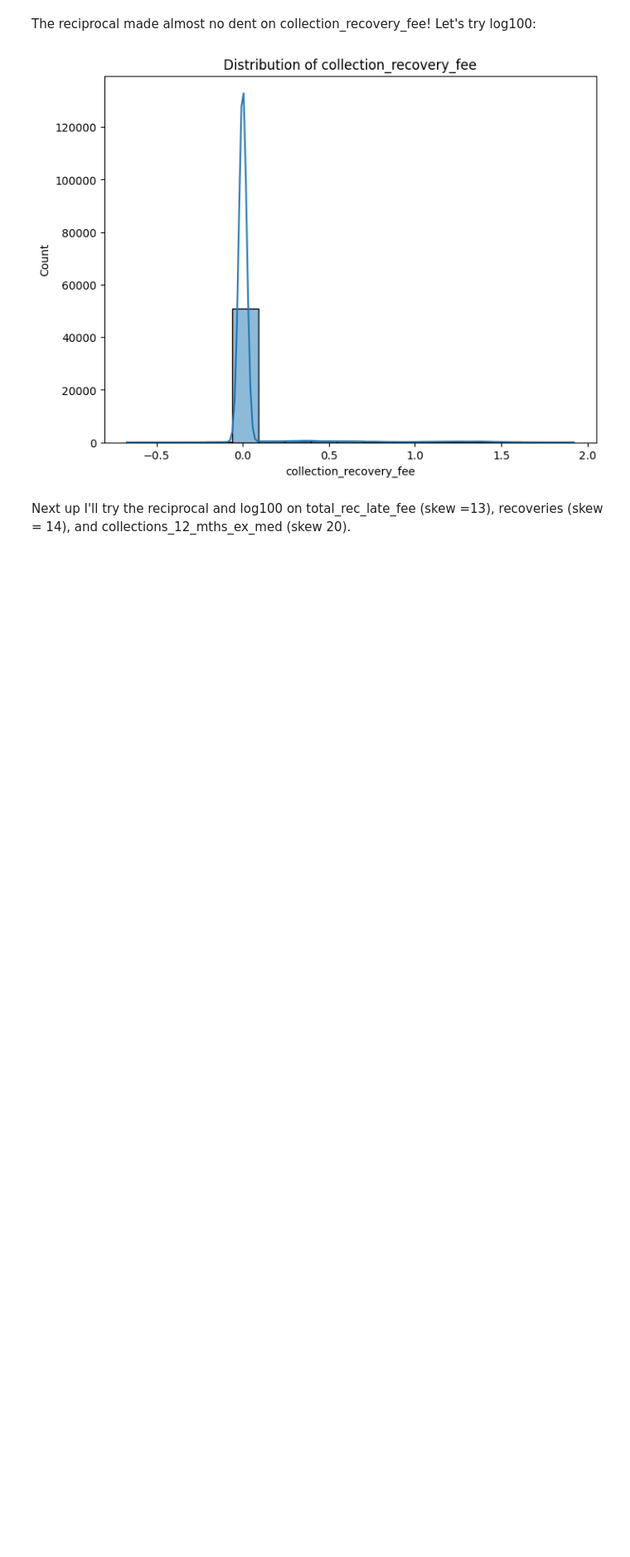
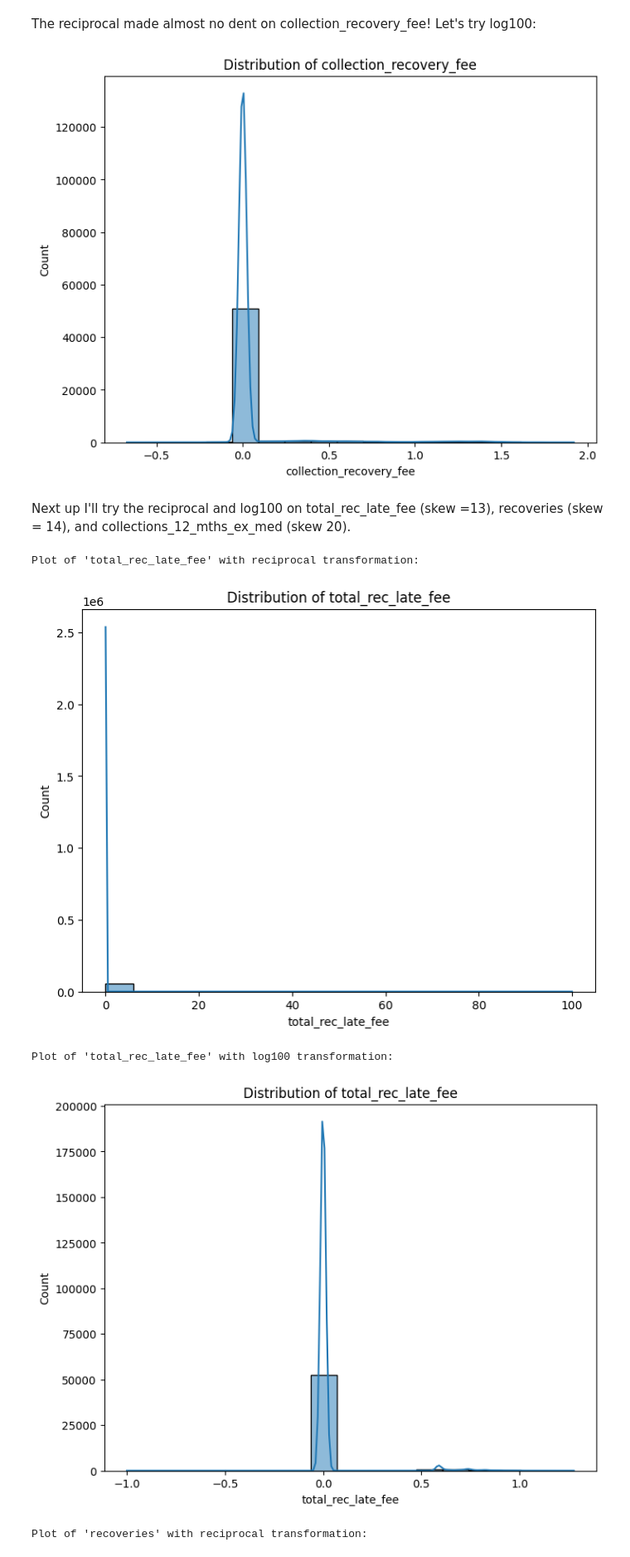
Before and after one commit to ThanksCheersHrng/exploratory-data-analysis---customer-loans-in-finance202, a Jupyter notebook: ongoing_workspace.ipynb, the cells around one changed output. Shown at 83% size. Saved outputs shown, nothing was run; the diff lists cells and outputs as text; code cells hidden in the pictures; blank space fills up the shorter version.

Commit message:
Used transformation plots to decide best transform to adjust skew for each highly skewed column, apart from id columns. recorded choices in finance_df.skew().txt.

```diff
--- a/ongoing_workspace.ipynb
+++ b/ongoing_workspace.ipynb
@@ -230,7 +230,7 @@ sqrt_transform = lambda x: pd.Series(x).apply(lambda val: val if val < 0 else np
 ln_transform = lambda x: pd.Series(x).apply(lambda val: val if val <= 0 else np.log(val)) # log 0 doesn't work either.
 log10_transform = lambda x: pd.Series(x).apply(lambda val: val if val <= 0 else np.log10(val))
 log100_transform = lambda x: pd.Series(x).apply(lambda val: val if val <= 0 else np.log(val)/np.log(100)) #numpy doesn't default to log base 100, so need to use log rules.
-recip_transform = lambda x: pd.Series(x).apply(lambda val:  np.reciprocal(val)) # reciprocal always exists
+recip_transform = lambda x: pd.Series(x).apply(lambda val: val if val == 0 else np.reciprocal(val)) # reciprocal always exists, except at 0
 # %% [markdown]
 Now I'll apply those tranformations and evaluate their prospects according to the list in finance_df.skew().txt (soon to appear in this repo).
 # %% [markdown]
@@ -248,9 +248,15 @@ df.plot_column(column_name="collection_recovery_fee", transformer = log100_trans
 # %% [markdown]
 Next up I'll try the reciprocal and log100 on total_rec_late_fee (skew =13), recoveries (skew = 14), and collections_12_mths_ex_med (skew 20).
 # %%
-high_3_skews = {"total_rec_late_fee", "recoveries", "colelctions_12_mths_ex_med"}
+high_3_skews = {"total_rec_late_fee", "recoveries", "collections_12_mths_ex_med"}
 for column_instance in high_3_skews:
     print(f"Plot of '{column_instance}' with reciprocal transformation:")
     df.plot_column(column_instance, transformer= recip_transform)
     print(f"Plot of '{column_instance}' with log100 transformation:")
     df.plot_column(column_instance, transformer= log100_transform)
+# %% [output]
+Plot of 'total_rec_late_fee' with reciprocal transformation:
+[figure, added]
+Plot of 'total_rec_late_fee' with log100 transformation:
+[figure, added]
+Plot of 'recoveries' with reciprocal transformation:
```
Also changed, not shown: parts of 7 cells of this notebook, 1 other file.
